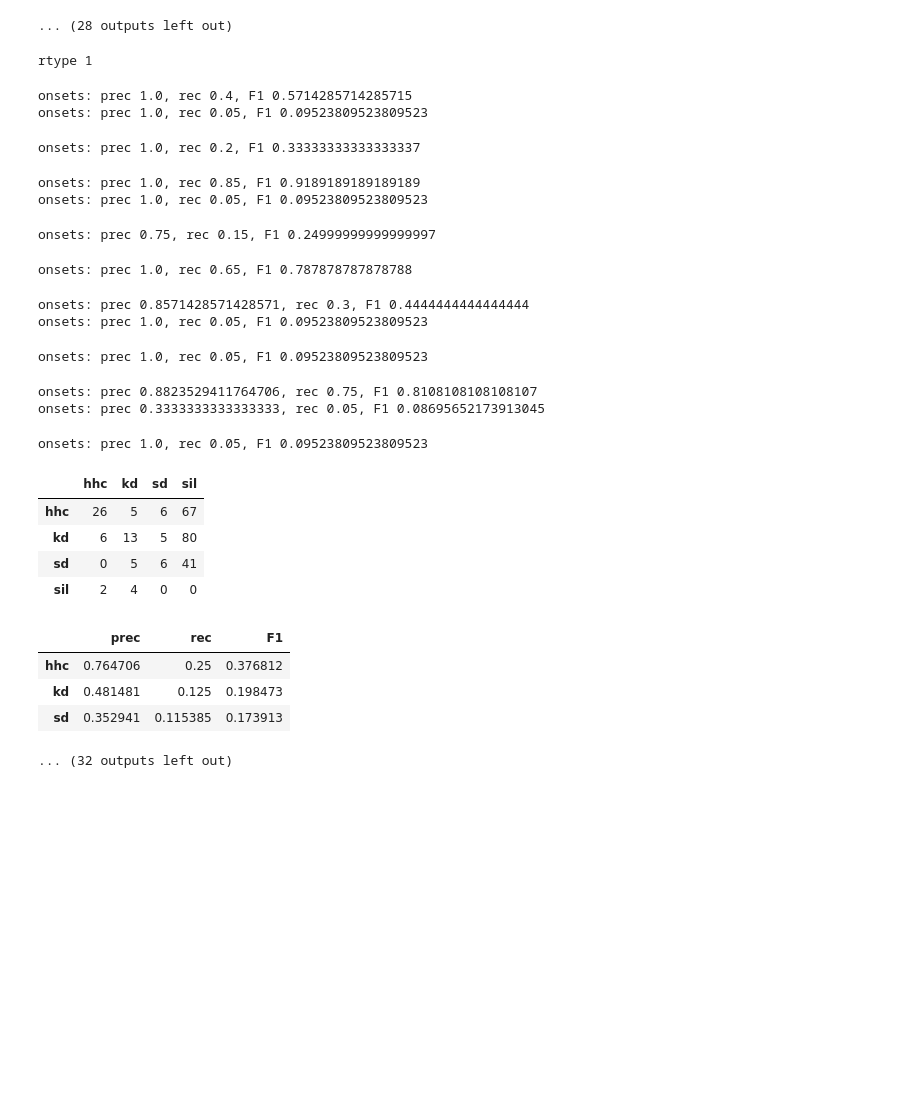
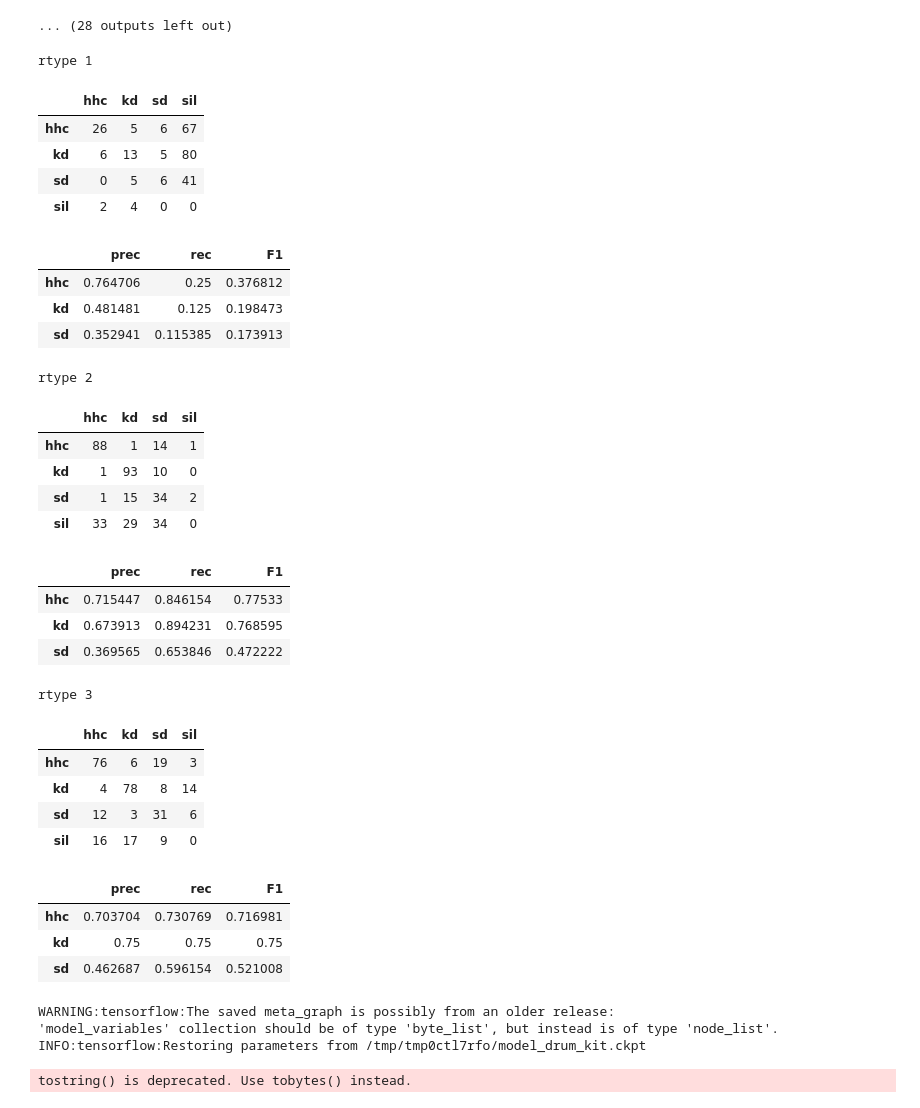
Before and after one commit to flyingleafe/vxs-vpt, a Jupyter notebook: notebooks/LVTData.ipynb, the cells around one changed output. Drawn from its saved outputs; the diff is of its cells as text; code cells hidden in the pictures; blank space fills up the shorter version.

```diff
--- a/notebooks/LVTData.ipynb
+++ b/notebooks/LVTData.ipynb
@@ -115,46 +115,58 @@ for rtype in [1, 2, 3]:
     print(f'rtype {rtype}')
     total_cf = None
 
     for name, classifier in tqdm(all_classifiers[rtype].items()):
         track, anno = frase_tracks[rtype][name]
-        result = vxs.segment_classify(track, classifier, onset_method='complex')#, buf_size=512, hop_size=128)
+        result = vxs.segment_classify(track, classifier)#, buf_size=512, hop_size=128)
 
         onsets_f1, onsets_prec, onsets_rec = vxs.onsets_F1_score(
             result['onsets']['time'].values, anno['time'].values, ms_threshold=ms_thr, prec_rec=True)
 
-        print(f'onsets: prec {onsets_prec}, rec {onsets_rec}, F1 {onsets_f1}')
         cf = vxs.classes_conf_matrix(result['onsets'], anno, ms_threshold=ms_thr)
 
         if total_cf is None:
             total_cf = cf
         else:
             total_cf = total_cf.add(cf, fill_value=0)
 
     cfs[rtype] = total_cf
     display.display(total_cf)
     display.display(vxs.cf_to_prec_rec_F1(total_cf))
 # %% [output]
 rtype 1
-onsets: prec 1.0, rec 0.4, F1 0.5714285714285715
-onsets: prec 1.0, rec 0.05, F1 0.09523809523809523
-onsets: prec 1.0, rec 0.2, F1 0.33333333333333337
-onsets: prec 1.0, rec 0.85, F1 0.9189189189189189
-onsets: prec 1.0, rec 0.05, F1 0.09523809523809523
-onsets: prec 0.75, rec 0.15, F1 0.24999999999999997
-onsets: prec 1.0, rec 0.65, F1 0.787878787878788
-onsets: prec 0.8571428571428571, rec 0.3, F1 0.4444444444444444
-onsets: prec 1.0, rec 0.05, F1 0.09523809523809523
-onsets: prec 1.0, rec 0.05, F1 0.09523809523809523
-onsets: prec 0.8823529411764706, rec 0.75, F1 0.8108108108108107
-onsets: prec 0.3333333333333333, rec 0.05, F1 0.08695652173913045
-onsets: prec 1.0, rec 0.05, F1 0.09523809523809523
 |  | hhc | kd | sd | sil |
 | hhc | 26 | 5 | 6 | 67 |
 | kd | 6 | 13 | 5 | 80 |
 | sd | 0 | 5 | 6 | 41 |
 | sil | 2 | 4 | 0 | 0 |
 |  | prec | rec | F1 |
 | hhc | 0.764706 | 0.25 | 0.376812 |
 | kd | 0.481481 | 0.125 | 0.198473 |
 | sd | 0.352941 | 0.115385 | 0.173913 |
-... (32 outputs left out)
+rtype 2
+|  | hhc | kd | sd | sil |
+| hhc | 88 | 1 | 14 | 1 |
+| kd | 1 | 93 | 10 | 0 |
+| sd | 1 | 15 | 34 | 2 |
+| sil | 33 | 29 | 34 | 0 |
+|  | prec | rec | F1 |
+| hhc | 0.715447 | 0.846154 | 0.77533 |
+| kd | 0.673913 | 0.894231 | 0.768595 |
+| sd | 0.369565 | 0.653846 | 0.472222 |
+rtype 3
+|  | hhc | kd | sd | sil |
+| hhc | 76 | 6 | 19 | 3 |
+| kd | 4 | 78 | 8 | 14 |
+| sd | 12 | 3 | 31 | 6 |
+| sil | 16 | 17 | 9 | 0 |
+|  | prec | rec | F1 |
+| hhc | 0.703704 | 0.730769 | 0.716981 |
+| kd | 0.75 | 0.75 | 0.75 |
+| sd | 0.462687 | 0.596154 | 0.521008 |
+# %%
+lang_model = vxs.load_model_from_bundle('../data/drum_kit_rnn.mag', hho_included=False)
+# %% [output]
+WARNING:tensorflow:The saved meta_graph is possibly from an older release:
+'model_variables' collection should be of type 'byte_list', but instead is of type 'node_list'.
+INFO:tensorflow:Restoring parameters from /tmp/tmp0ctl7rfo/model_drum_kit.ckpt
+tostring() is deprecated. Use tobytes() instead.
```
Also changed, not shown: parts of 4 cells of this notebook, 7 other files.
